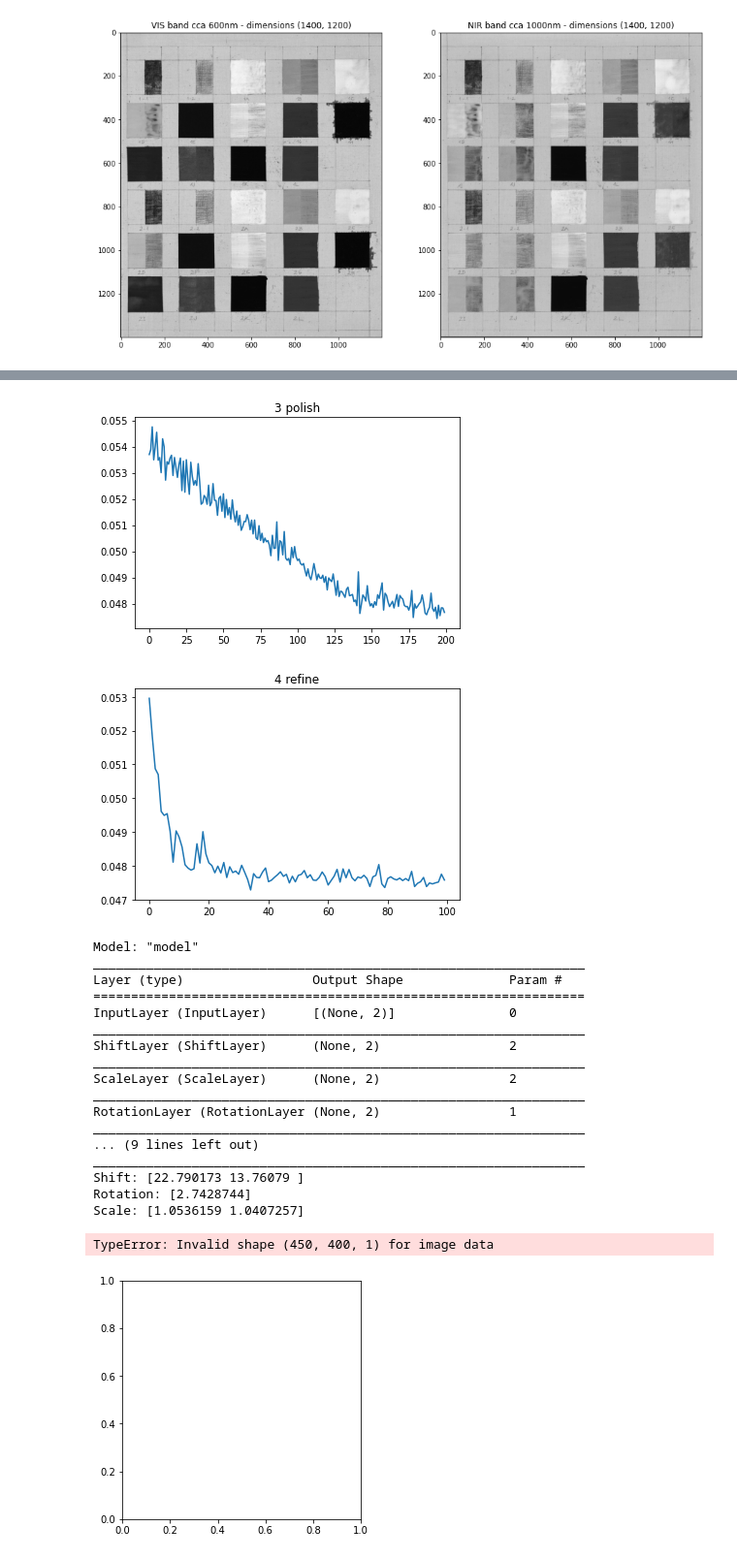
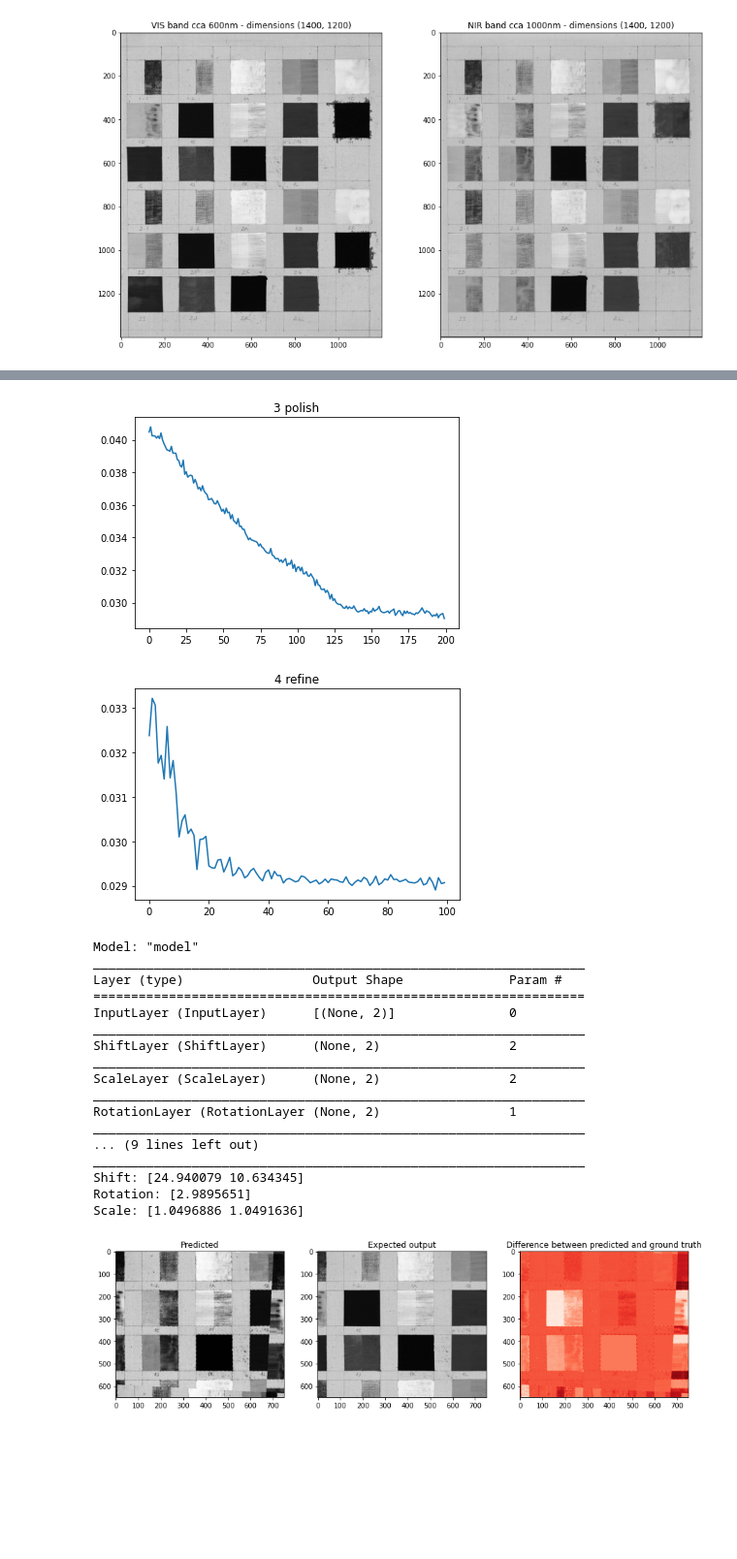
Before and after one commit to gimlidc/igre, a Jupyter notebook: notebooks/05_heritech.ipynb, the cells around one changed output, grey strips where cells are left out. Shown at 97% size. Cells and saved outputs as stored; diff of their text form; code cells hidden in the pictures; blank space fills up the shorter version.

```diff
--- a/notebooks/05_heritech.ipynb
+++ b/notebooks/05_heritech.ipynb
@@ -36,7 +36,7 @@ plt.show()
 shift = [25., 10.] # allowed range (=tested) [-50px, 50px]
 rotation = 3. # allowed range is [-4°,4°]
 scale = 1.05 # allowed range [0.9, 1.1]
-T = Transformation.build(scale, rotation, shift)
+T = Transformation.build_affine(scale, rotation, shift)
 print(T)
 # %% [output]
 0.95x + 0.05y + -25.00  -0.05x + 0.95y + -10.00
@@ -45,5 +49,5 @@ print(T)
 # %%
-nir_t = Transformation.affine(nir[200:800,150:650], scale, rotation, shift)
+nir_t = T.apply_tform(nir[150:800,150:900])
 plt.imshow(nir_t, cmap="gray")
 plt.show()
 # %% [output]
@@ -51,5 +55,5 @@ plt.show()
 # %%
-affine.find_tform(vis[200:800,150:650], nir_t)
+affine.find_tform(vis[150:800,150:900], nir_t)
 # %% [output]
 Config integrity: OK
 Building optimizer: {'family': 'adam', 'learning_rate': 0.002, 'beta1': 0.9, 'beta2': 0.8}
@@ -67,22 +71,21 @@ WARNING:tensorflow:From /Users/gimli/projects/igre/src/workers/affine.py:123: Th
-[figure, old version]
+[figure, new version]
-[figure, old version]
+[figure, new version]
 Model: "model"
 _________________________________________________________________
 Layer (type)                 Output Shape              Param #
 =================================================================
 InputLayer (InputLayer)      [(None, 2)]               0
 _________________________________________________________________
 ShiftLayer (ShiftLayer)      (None, 2)                 2
 _________________________________________________________________
 ScaleLayer (ScaleLayer)      (None, 2)                 2
 _________________________________________________________________
 RotationLayer (RotationLayer (None, 2)                 1
 _________________________________________________________________
 ... (9 lines left out)
 _________________________________________________________________
-Shift: [22.790173 13.76079 ]
-Rotation: [2.7428744]
-Scale: [1.0536159 1.0407257]
+Shift: [24.940079 10.634345]
+Rotation: [2.9895651]
+Scale: [1.0496886 1.0491636]
-TypeError: Invalid shape (450, 400, 1) for image data
-[figure, old version]
+[figure, new version]
 # %%
```
Also changed, not shown: parts of 4 cells of this notebook, 8 other files.
